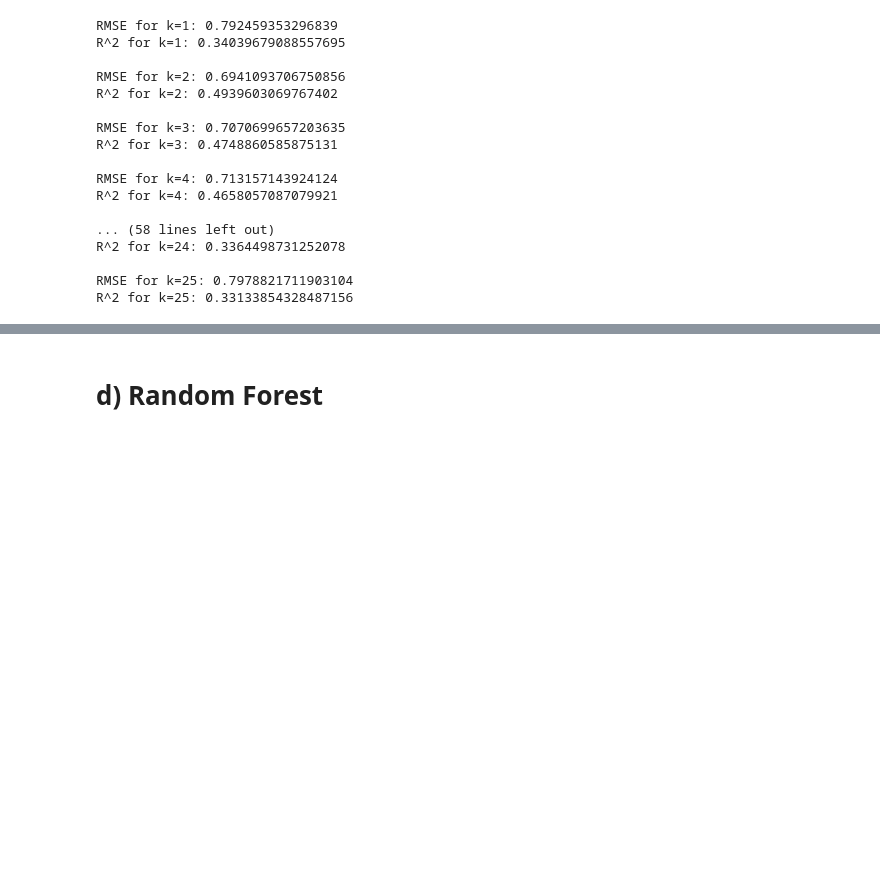
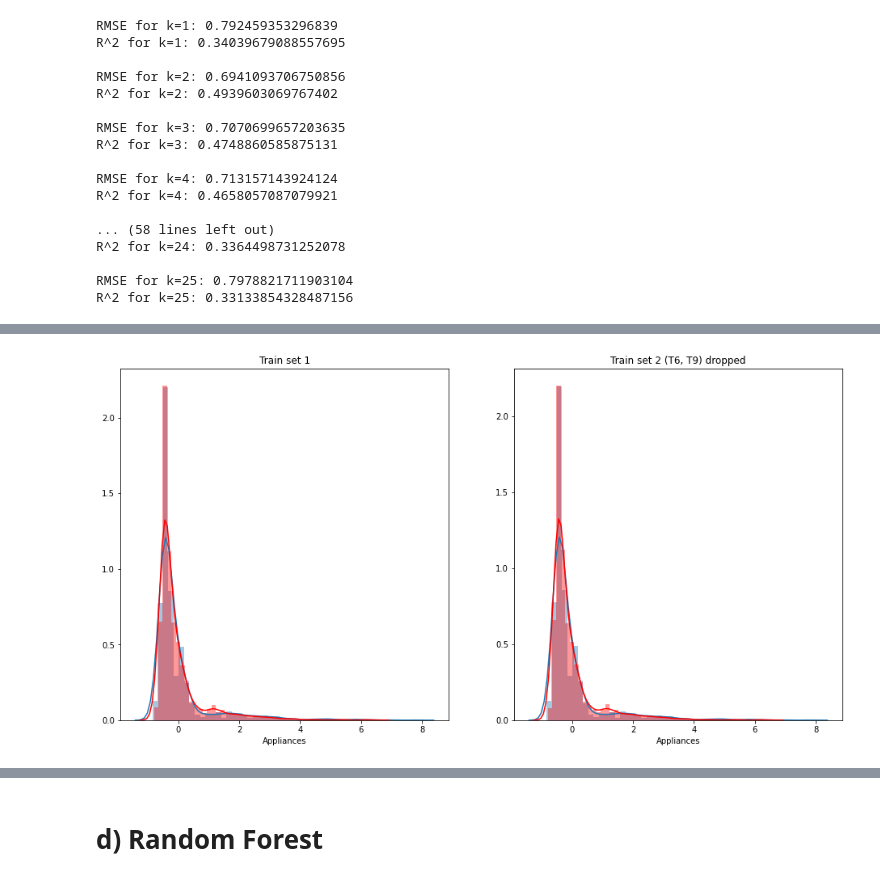
Before and after one commit to GenosW/ml-exercises, a Jupyter notebook: exercise1/energy.ipynb, the cells around one changed output, grey strips where cells are left out. Cells and saved outputs as stored; diff of their text form; code cells hidden in the pictures; blank space fills up the shorter version.

```diff
--- a/exercise1/energy.ipynb
+++ b/exercise1/energy.ipynb
@@ -570,3 +505,14 @@ plt.show()
+# %%
+# Compute correlations and save in matrix
+corr = np.abs(vis.corr()) # We only used absolute values for visualization purposes! ..."hot-cold" view to just sort between
+# Mask the repeated values --> here: upper triangle
+mask = np.zeros_like(corr, dtype=np.bool)
+mask[np.triu_indices_from(mask)] = True # mask upper triangle
+
+f, ax = plt.subplots(figsize=(18, 16))
+sns.heatmap(corr, annot=True, fmt=".2f" , mask=mask, vmin=0, vmax=1, linewidths=.2, )
+plt.savefig(plot_dir + "corr_map.png")
+plt.show()
 # %% [markdown]
 # Conclusion of heat map:
 
@@ -668,7 +614,7 @@ def print_GridSearchResult(grid):
     print(grid.best_params_)
     print(grid.best_estimator_)
 # %%
-def comp_between_sets(Y_p1, Y_t1, Y_p2, Y_t2, title1="Train set 1", title2="Train set 2 (T6, T9) dropped"):
+def comp_between_sets(Y_p1, Y_t1, Y_p2, Y_t2, title1="Train set 1", title2="Train set 2 (T6, T9) dropped", save='', ):
     f, (ax1, ax2) = plt.subplots(ncols=2,figsize=(16, 8))
     sns.distplot(Y_t1, ax=ax1)
     sns.distplot(Y_p1, color='red', ax=ax1)
@@ -677,6 +623,8 @@ def comp_between_sets(Y_p1, Y_t1, Y_p2, Y_t2, title1="Train set 1", title2="Trai
     sns.distplot(Y_t2, ax=ax2)
     sns.distplot(Y_p2, color='red', ax=ax2)
     ax2.set_title(title2)
+    if save:
+        f.savefig(save)
 # %%
 # Dictionary containing scores:
 keys = ['linReg', 'lassoReg','kNN','randomForest']
@@ -1069,4 +1017,10 @@ plt.legend()
 [figure]
+# %%
+Y_kNN_pred = kNN.predict(X_test)
+Y_kNN_pred2 = kNN2.predict(X_test2)
+comp_between_sets(Y_kNN_pred, Y_test, Y_kNN_pred2, Y_test2, save=plot_dir+"dist_kNNReg_S1+2.png")
+# %% [output]
+[figure, added]
 # %%
 print("Before:")
 display(before)#
```
Also changed, not shown: parts of 80 cells of this notebook, 20 other files.
